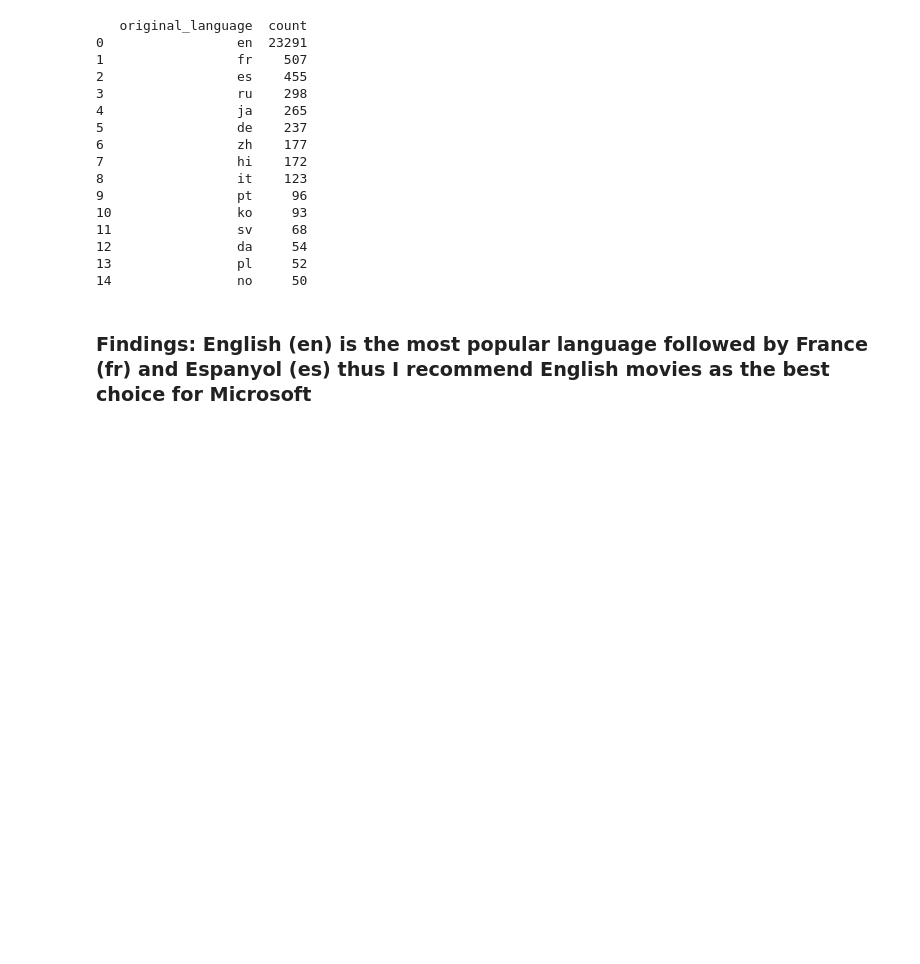
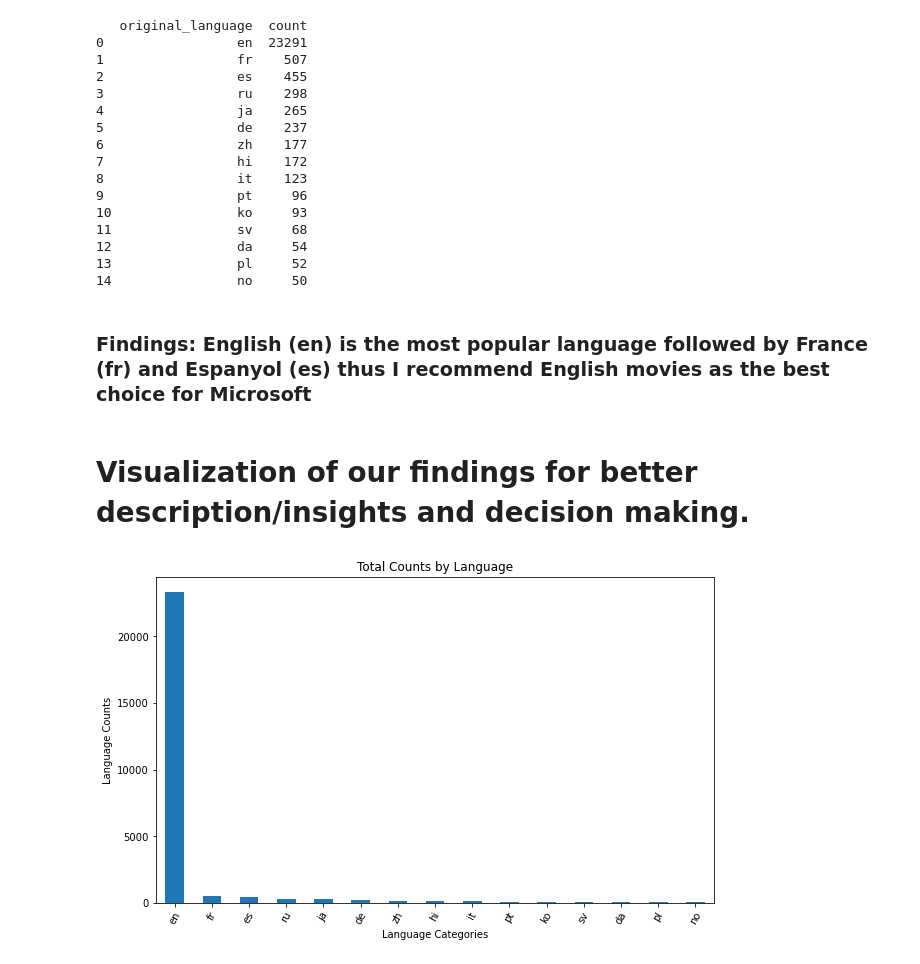
Before and after one commit to matjoee/dsc-phase-1-project, a Jupyter notebook: student.ipynb, the cells around one changed output. Cells and saved outputs as stored; diff of their text form; code cells hidden in the pictures; blank space fills up the shorter version.

Commit message:
Visualization of our summary- grouping languages by count
Findings: Beyond reasonable doubt as per the visualized summary, English movies are the most popular and thus best choice to pick

```diff
--- a/student.ipynb
+++ b/student.ipynb
@@ -337,3 +337,15 @@ print(top_15_language_counts_df)
 14                no     50
 # %% [markdown]
 ### Findings: English (en) is the most popular language followed by France (fr) and Espanyol (es) thus I recommend English movies as the best choice for Microsoft
+# %% [markdown]
+# Visualization of our findings for better description/insights and decision making.
+# %%
+fig, ax = plt.subplots(figsize=(10, 6))
+top_15_language_counts_df.plot(kind="bar", x="original_language", y="count", ax=ax, legend=False)
+ax.set_title("Total Counts by Language")
+ax.set_xlabel("Language Categories")
+ax.set_ylabel("Language Counts")
+plt.xticks(rotation=60)
+plt.show()
+# %% [output]
+[figure, added]
```
Also changed, not shown: parts of 1 cell of this notebook.
